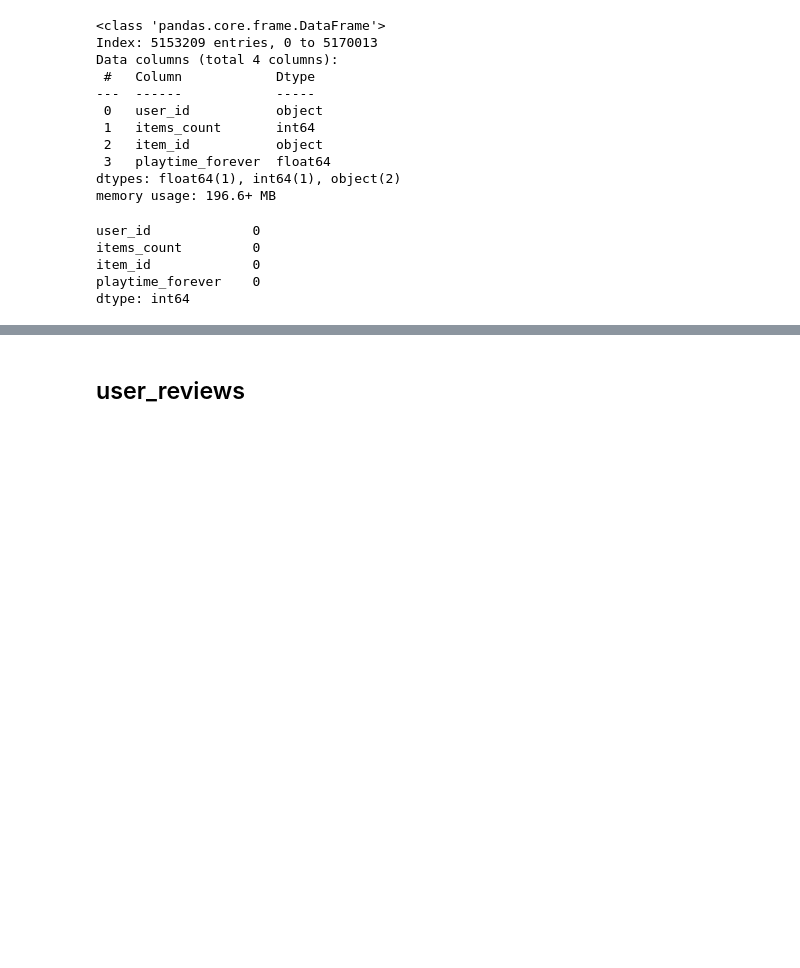
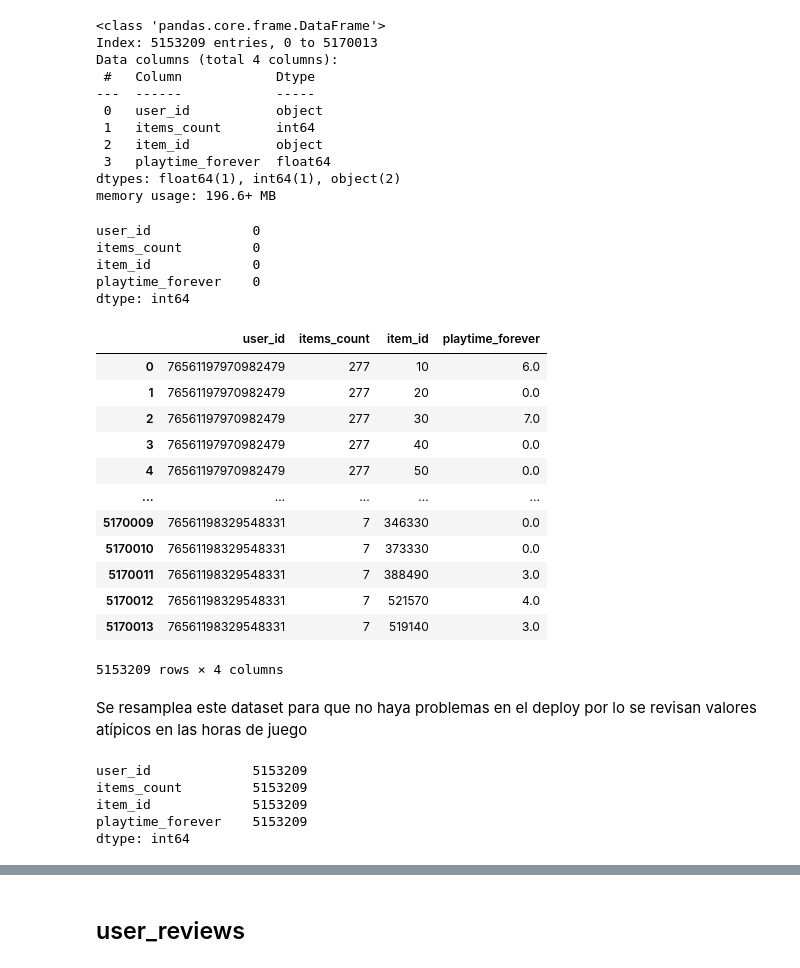
Before and after one commit to Juancito2085/PI1_ML_OPS, a Jupyter notebook: ETL.ipynb, the cells around one changed output, grey strips where cells are left out. Saved outputs shown, nothing was run; the diff lists cells and outputs as text; code cells hidden in the pictures; blank space fills up the shorter version.

Commit message:
Segundo archivo sampleado

```diff
--- a/ETL.ipynb
+++ b/ETL.ipynb
@@ -206,5 +206,23 @@ items_count         0
 item_id             0
 playtime_forever    0
 dtype: int64
+# %%
+df_user_items
+# %% [output]
+|  | user_id | items_count | item_id | playtime_forever |
+| 0 | 76561197970982479 | 277 | 10 | 6.0 |
+| 1 | 76561197970982479 | 277 | 20 | 0.0 |
+| 2 | 76561197970982479 | 277 | 30 | 7.0 |
+| 3 | 76561197970982479 | 277 | 40 | 0.0 |
+| 4 | 76561197970982479 | 277 | 50 | 0.0 |
+| ... | ... | ... | ... | ... |
+| 5170009 | 76561198329548331 | 7 | 346330 | 0.0 |
+| 5170010 | 76561198329548331 | 7 | 373330 | 0.0 |
+| 5170011 | 76561198329548331 | 7 | 388490 | 3.0 |
+| 5170012 | 76561198329548331 | 7 | 521570 | 4.0 |
+| 5170013 | 76561198329548331 | 7 | 519140 | 3.0 |
+5153209 rows × 4 columns
 # %%
 df_user_items.to_parquet(r'Datasets\users_items.parquet')
+# %% [markdown]
+Se resamplea este dataset para que no haya problemas en el deploy por lo se revisan valores atípicos en las horas de juego
@@ -210,0 +231,8 @@ df_user_items.to_parquet(r'Datasets\users_items.parquet')
+# %%
+df_user_items_sample.count()
+# %% [output]
+user_id             5153209
+items_count         5153209
+item_id             5153209
+playtime_forever    5153209
+dtype: int64
```
Also changed, not shown: parts of 5 cells of this notebook, 1 other file.
